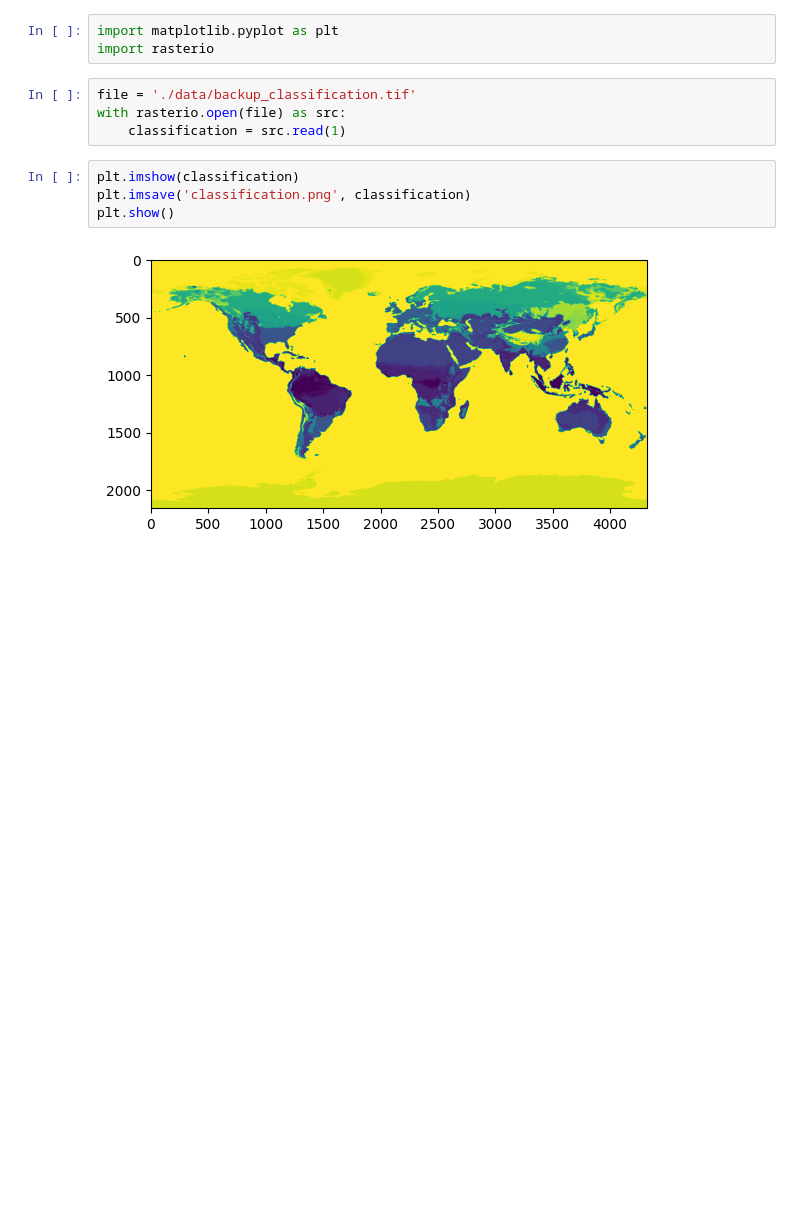
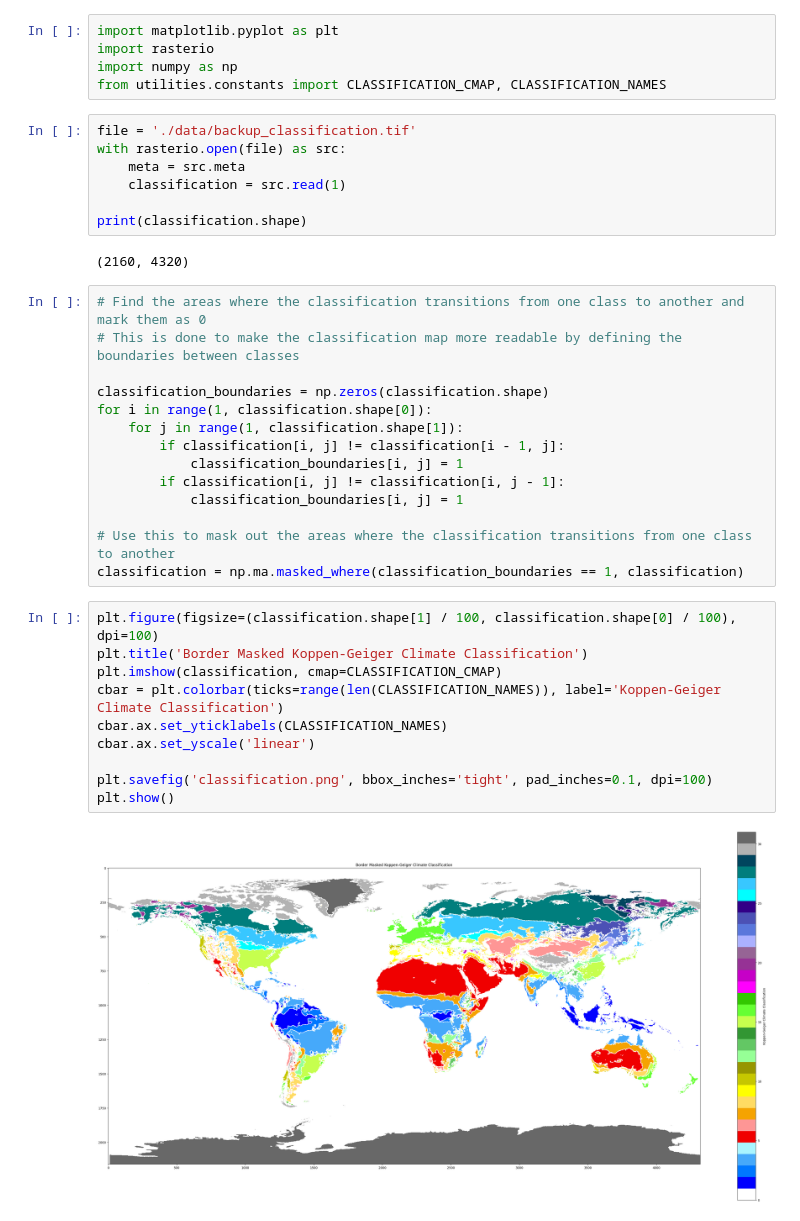
Before and after one commit to DylanKirbs/BiomeClassification, a Jupyter notebook: viewer.ipynb, the cells around one changed output. Saved outputs shown, nothing was run; the diff lists cells and outputs as text; blank space fills up the shorter version.

```diff
--- a/viewer.ipynb
+++ b/viewer.ipynb
@@ -1,13 +1,40 @@
 # %%
 import matplotlib.pyplot as plt
 import rasterio
+import numpy as np
+from utilities.constants import CLASSIFICATION_CMAP, CLASSIFICATION_NAMES
 # %%
 file = './data/backup_classification.tif'
 with rasterio.open(file) as src:
+    meta = src.meta
     classification = src.read(1)
+
+print(classification.shape)
+# %% [output]
+(2160, 4320)
-# %%
-plt.imshow(classification)
-plt.imsave('classification.png', classification)
-plt.show()
-# %% [output]
-[figure, removed]
+# %%
+# Find the areas where the classification transitions from one class to another and mark them as 0
+# This is done to make the classification map more readable by defining the boundaries between classes
+
+classification_boundaries = np.zeros(classification.shape)
+for i in range(1, classification.shape[0]):
+    for j in range(1, classification.shape[1]):
+        if classification[i, j] != classification[i - 1, j]:
+            classification_boundaries[i, j] = 1
+        if classification[i, j] != classification[i, j - 1]:
+            classification_boundaries[i, j] = 1
+
+# Use this to mask out the areas where the classification transitions from one class to another
+classification = np.ma.masked_where(classification_boundaries == 1, classification)
+# %%
+plt.figure(figsize=(classification.shape[1] / 100, classification.shape[0] / 100), dpi=100)
+plt.title('Border Masked Koppen-Geiger Climate Classification')
+plt.imshow(classification, cmap=CLASSIFICATION_CMAP)
+cbar = plt.colorbar(ticks=range(len(CLASSIFICATION_NAMES)), label='Koppen-Geiger Climate Classification')
+cbar.ax.set_yticklabels(CLASSIFICATION_NAMES)
+cbar.ax.set_yscale('linear')
+
+plt.savefig('classification.png', bbox_inches='tight', pad_inches=0.1, dpi=100)
+plt.show()
+# %% [output]
+[figure, added]
```
Also changed, not shown: 3 other files.
